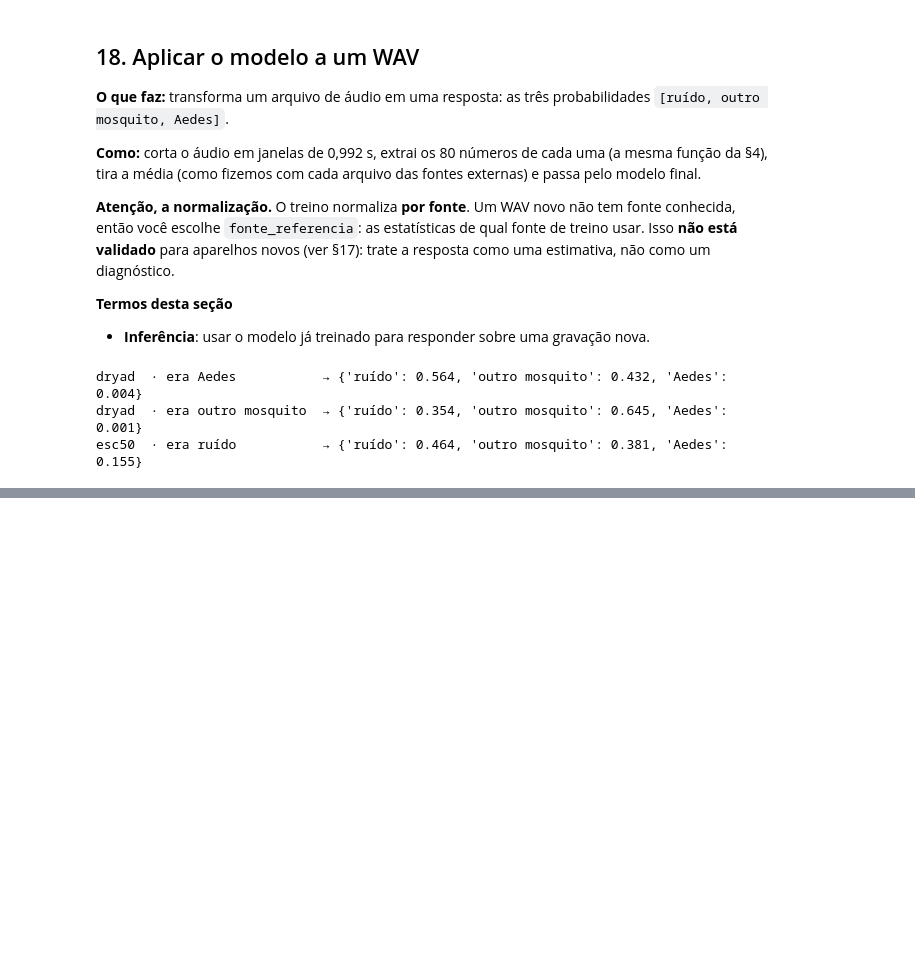
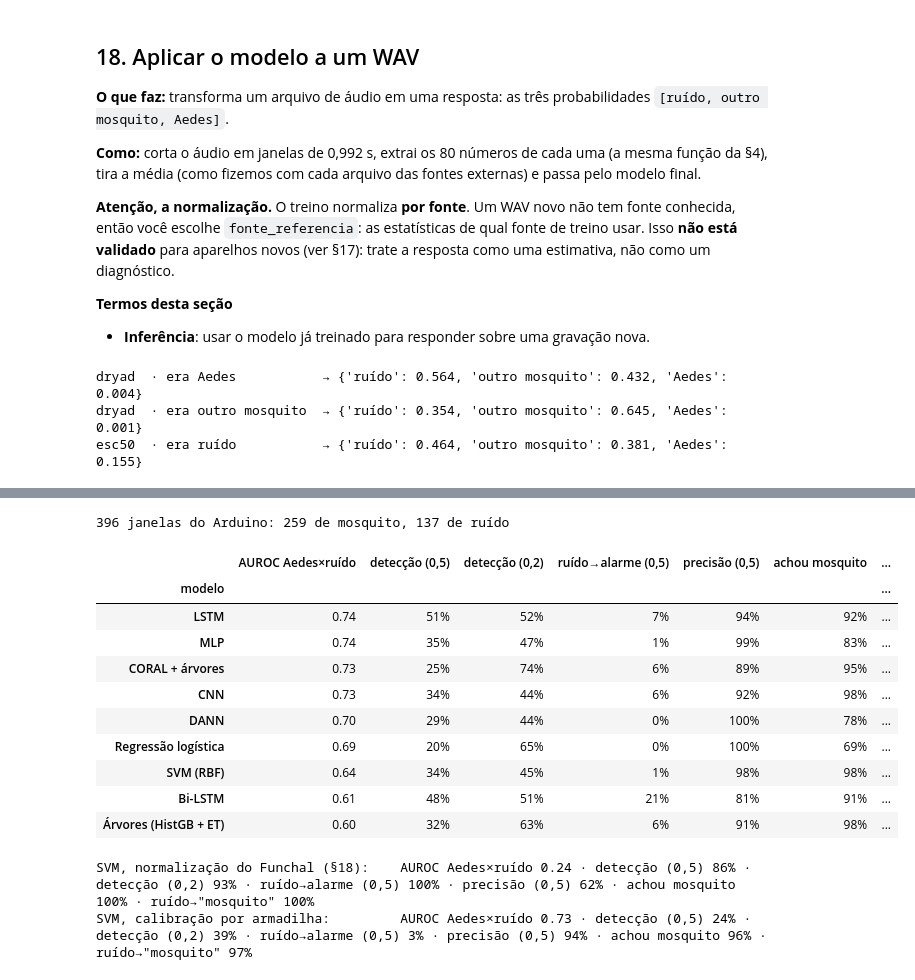
Before and after one commit to Lciarallo/mosquito-wingbeat, a Jupyter notebook: notebooks/detector_ternario_treinamento_teste_aplicacao.ipynb, the cells around one changed output, grey strips where cells are left out. Cells and saved outputs as stored; diff of their text form; code cells hidden in the pictures; blank space fills up the shorter version.

```diff
--- a/notebooks/detector_ternario_treinamento_teste_aplicacao.ipynb
+++ b/notebooks/detector_ternario_treinamento_teste_aplicacao.ipynb
@@ -1322,0 +1520,80 @@ esc50  · era ruído           → {'ruído': 0.464, 'outro mosquito': 0.381, 'A
+# %%
+# atributos das janelas rotuladas do Arduino (as descartadas ficam fora)
+ok = janelas_arduino.rotulo.isin(['mosquito', 'ruído']).to_numpy()
+ard = janelas_arduino[ok].reset_index(drop=True)
+Fa, Sa = [], []
+for c in range(0, ok.sum(), 256):
+    db = espectrograma_mel_db(resample_poly(JANELAS_ARD[ok][c:c + 256], 6, 1, axis=1)); Fa.append(descrever(db)); Sa.append(sequencia(db))
+Fa, Sa = np.concatenate(Fa), np.concatenate(Sa)
+ARM = ard.armadilha.to_numpy(); YA = np.where(ard.rotulo.eq('mosquito'), 2, 0)
+
+# as tabelas do caderno com as linhas do Arduino no fim, como uma fonte a mais (só para normalizar; o treino usa idx_all)
+N0, NA = len(y), len(ard); IA = np.arange(N0, N0 + NA)
+F_EXT = np.r_[fonte, np.full(NA, 'arduino')].astype(str); U_EXT = np.r_[usar, np.ones(NA, bool)]
+X_EXT, S_EXT = np.vstack([X0, Fa]), np.concatenate([S0, Sa])
+XN_EXT = normalizar_por_fonte(X_EXT, F_EXT, estatisticas_por_fonte(X_EXT, F_EXT, U_EXT))   # calibração sem rótulos
+SN_EXT = normalizar_por_fonte(S_EXT, F_EXT, estatisticas_por_fonte(S_EXT, F_EXT, U_EXT))
+assert np.allclose(XN_EXT[:N0], Xn) and np.allclose(SN_EXT[:N0], Sn)    # a base do caderno não muda
+DADOS_EXT = {k: (SN_EXT if k in ('lstm', 'bilstm') else XN_EXT) for k in NOMES}
+DADOS_EXT['coral_arvores'] = coral(X_EXT, F_EXT, U_EXT)   # o CORAL alinha o Arduino à covariância comum (sem rótulos)
+print(f'{NA} janelas do Arduino: {int((YA == 2).sum())} de mosquito, {int((YA == 0).sum())} de ruído')
+
+def notas_modelo_atual(tipo):
+    """(p_mosquito, nota_aedes) de cada janela do Arduino, com a receita `tipo` treinada só na base do caderno."""
+    if tipo == 'svm':                                  # o modelo final da §17, como está
+        P = modelo_final(XN_EXT[IA]); return 1 - P[:, 0], P[:, 2]
+    p_m, p_a = cascata(tipo, DADOS_EXT[tipo], idx_all, IA, SEMENTE_FINAL)   # treino: só idx_all (base do caderno)
+    return p_m, p_m * p_a
+
+def medidas_arduino(p_m, nota, yy):
+    a = yy == 2
+    chama = nota > .5
+    return {'AUROC Aedes×ruído': roc_auc_score(a, nota), 'detecção (0,5)': chama[a].mean(), 'detecção (0,2)': (nota[a] > .2).mean(),
+            'ruído→alarme (0,5)': chama[~a].mean(), 'precisão (0,5)': a[chama].mean() if chama.any() else np.nan,
+            'achou mosquito': (p_m[a] > .5).mean(), 'ruído→"mosquito"': (p_m[~a] > .5).mean()}
+# %% [output]
+396 janelas do Arduino: 259 de mosquito, 137 de ruído
+# %%
+arq_ard = CACHE / 'arduino_notas.json'
+notas_ard = json.loads(arq_ard.read_text()) if arq_ard.exists() and not RECALCULAR_RANKING else {}
+if notas_ard and len(notas_ard.get('svm', [[]])[0]) != NA: notas_ard = {}     # a separação mudou: refaz
+for tipo in NOMES:
+    if tipo in notas_ard: continue
+    t0 = time.time(); p_m, nota = notas_modelo_atual(tipo)
+    notas_ard[tipo] = [p_m.round(5).tolist(), nota.round(5).tolist()]; arq_ard.write_text(json.dumps(notas_ard))
+    print(f'{NOMES[tipo][0]:24s} {(time.time() - t0) / 60:.1f} min', flush=True)
+
+linhas = []
+for tipo in NOMES:
+    p_m, nota = map(np.array, notas_ard[tipo])
+    linhas.append({'modelo': NOMES[tipo][0], **medidas_arduino(p_m, nota, YA),
+                   **{f'AUROC {a}': roc_auc_score(YA[ARM == a] == 2, nota[ARM == a]) for a in sorted(set(ARM))}})
+tab_ard = pd.DataFrame(linhas).set_index('modelo').sort_values('AUROC Aedes×ruído', ascending=False)
+display(tab_ard.style.format({c: '{:.0%}' for c in tab_ard.columns if 'AUROC' not in c} | {c: '{:.2f}' for c in tab_ard.columns if 'AUROC' in c}))
+
+mu, sd = EST['funchal']                                   # a normalização da §18, sem calibração
+P_f = modelo_final((Fa - mu) / sd)
+r = medidas_arduino(1 - P_f[:, 0], P_f[:, 2], YA)
+fmt = lambda r: ' · '.join(f'{k} {v:.2f}' if 'AUROC' in k else f'{k} {v:.0%}' for k, v in r.items())
+print('SVM, normalização do Funchal (§18):    ' + fmt(r))
+
+# calibração sem rótulos POR ARMADILHA: as duas têm interferências elétricas diferentes (~1780 Hz e ~1250 Hz)
+FA_ARM = Fa.copy()
+for a in sorted(set(ARM)):
+    k = ARM == a; FA_ARM[k] = (Fa[k] - Fa[k].mean(0)) / (Fa[k].std(0) + 1e-6)
+P_arm = modelo_final(FA_ARM)
+print('SVM, calibração por armadilha:         ' + fmt(medidas_arduino(1 - P_arm[:, 0], P_arm[:, 2], YA)))
+# %% [output]
+|  | AUROC Aedes×ruído | detecção (0,5) | detecção (0,2) | ruído→alarme (0,5) | precisão (0,5) | achou mosquito | ... |
+| modelo |  |  |  |  |  |  | ... |
+| LSTM | 0.74 | 51% | 52% | 7% | 94% | 92% | ... |
+| MLP | 0.74 | 35% | 47% | 1% | 99% | 83% | ... |
+| CORAL + árvores | 0.73 | 25% | 74% | 6% | 89% | 95% | ... |
+| CNN | 0.73 | 34% | 44% | 6% | 92% | 98% | ... |
+| DANN | 0.70 | 29% | 44% | 0% | 100% | 78% | ... |
+| Regressão logística | 0.69 | 20% | 65% | 0% | 100% | 69% | ... |
+| SVM (RBF) | 0.64 | 34% | 45% | 1% | 98% | 98% | ... |
+| Bi-LSTM | 0.61 | 48% | 51% | 21% | 81% | 91% | ... |
+| Árvores (HistGB + ET) | 0.60 | 32% | 63% | 6% | 91% | 98% | ... |
+SVM, normalização do Funchal (§18):    AUROC Aedes×ruído 0.24 · detecção (0,5) 86% · detecção (0,2) 93% · ruído→alarme (0,5) 100% · precisão (0,5) 62% · achou mosquito 100% · ruído→"mosquito" 100%
+SVM, calibração por armadilha:         AUROC Aedes×ruído 0.73 · detecção (0,5) 24% · detecção (0,2) 39% · ruído→alarme (0,5) 3% · precisão (0,5) 94% · achou mosquito 96% · ruído→"mosquito" 97%
```
Also changed, not shown: parts of 15 cells of this notebook, 4 other files.
